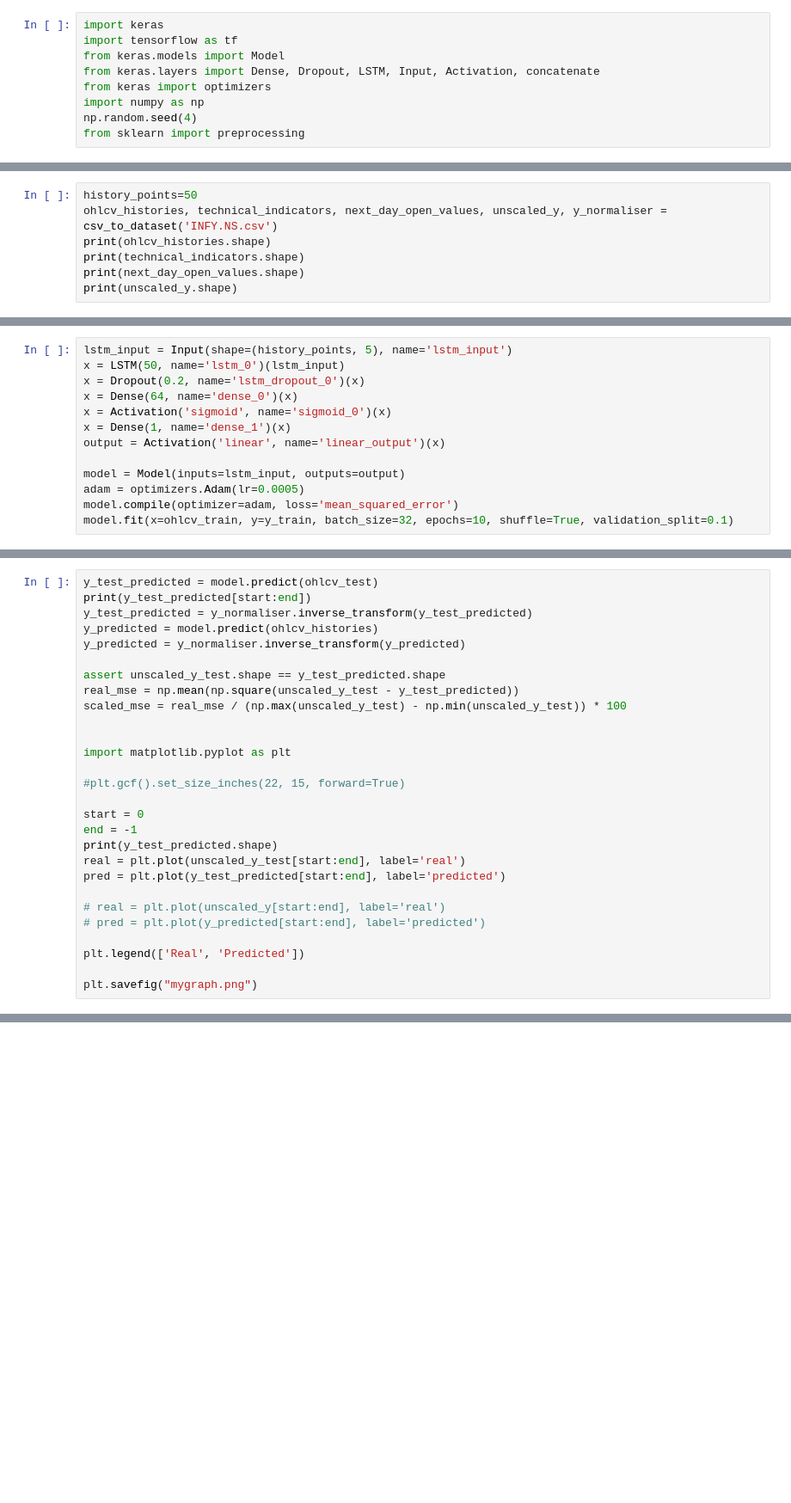
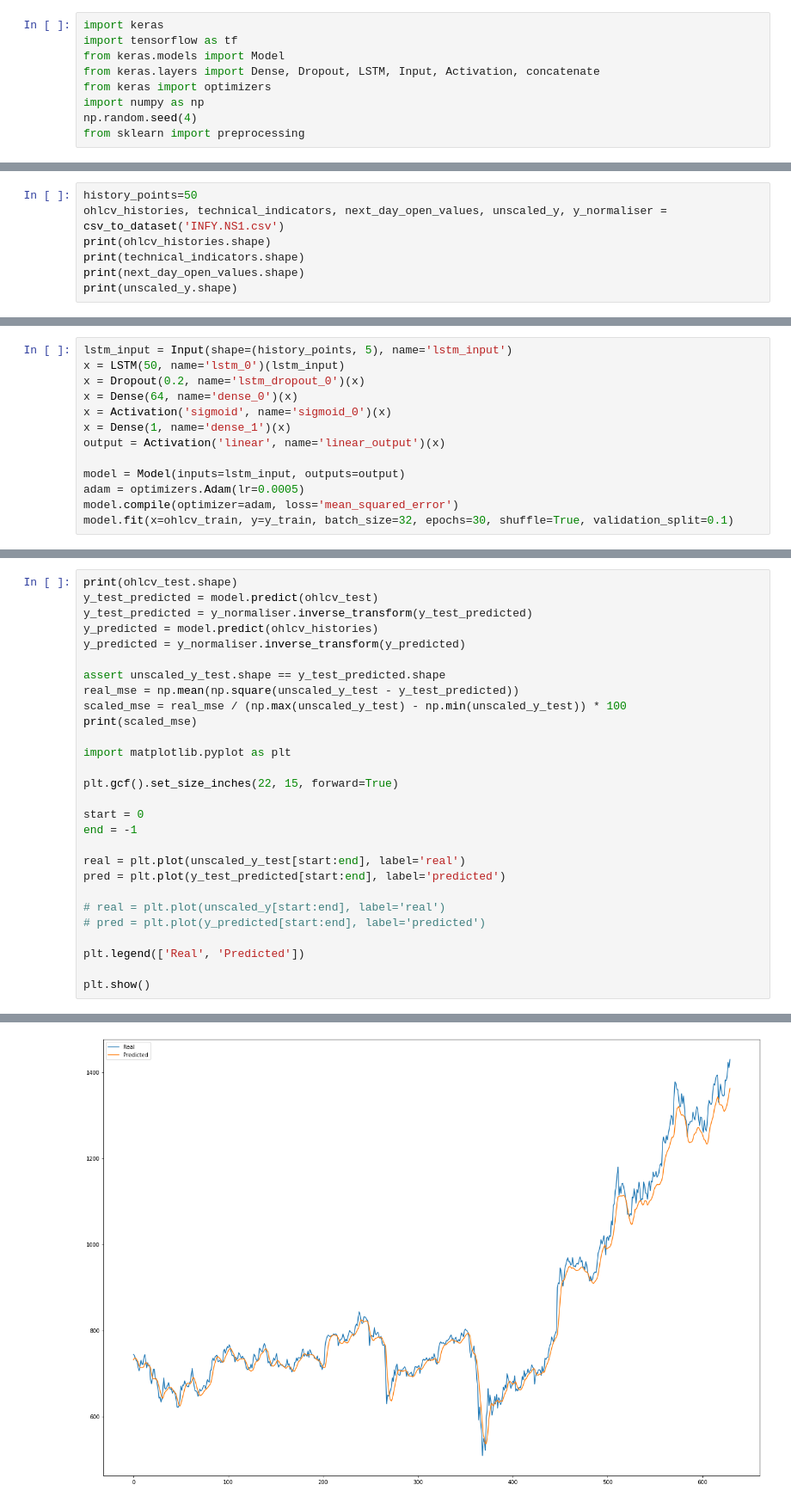
Before and after one commit to rohanailoni/LSTM, a Jupyter notebook: demo.ipynb, the cells around one changed output, grey strips where cells are left out. Shown at 86% size. Drawn from its saved outputs; the diff is of its cells as text; blank space fills up the shorter version.

```diff
--- a/demo.ipynb
+++ b/demo.ipynb
@@ -60,7 +62,7 @@ def csv_to_dataset(csv_path):
     return ohlcv_histories_normalised, technical_indicators_normalised, next_day_open_values_normalised, next_day_open_values, y_normaliser
 # %%
 history_points=50
-ohlcv_histories, technical_indicators, next_day_open_values, unscaled_y, y_normaliser = csv_to_dataset('INFY.NS.csv')
+ohlcv_histories, technical_indicators, next_day_open_values, unscaled_y, y_normaliser = csv_to_dataset('INFY.NS1.csv')
 print(ohlcv_histories.shape)
 print(technical_indicators.shape)
 print(next_day_open_values.shape)
@@ -108,5 +100,5 @@ output = Activation('linear', name='linear_output')(x)
 model = Model(inputs=lstm_input, outputs=output)
 adam = optimizers.Adam(lr=0.0005)
 model.compile(optimizer=adam, loss='mean_squared_error')
-model.fit(x=ohlcv_train, y=y_train, batch_size=32, epochs=10, shuffle=True, validation_split=0.1)
+model.fit(x=ohlcv_train, y=y_train, batch_size=32, epochs=30, shuffle=True, validation_split=0.1)
 # %% [output]
@@ -152,8 +142,8 @@ Non-trainable params: 0
 _________________________________________________________________
 None
 # %%
+print(ohlcv_test.shape)
 y_test_predicted = model.predict(ohlcv_test)
-print(y_test_predicted[start:end])
 y_test_predicted = y_normaliser.inverse_transform(y_test_predicted)
 y_predicted = model.predict(ohlcv_histories)
 y_predicted = y_normaliser.inverse_transform(y_predicted)
@@ -161,15 +151,15 @@ y_predicted = y_normaliser.inverse_transform(y_predicted)
 assert unscaled_y_test.shape == y_test_predicted.shape
 real_mse = np.mean(np.square(unscaled_y_test - y_test_predicted))
 scaled_mse = real_mse / (np.max(unscaled_y_test) - np.min(unscaled_y_test)) * 100
-
+print(scaled_mse)
 
 import matplotlib.pyplot as plt
 
-#plt.gcf().set_size_inches(22, 15, forward=True)
+plt.gcf().set_size_inches(22, 15, forward=True)
 
 start = 0
 end = -1
-print(y_test_predicted.shape)
+
 real = plt.plot(unscaled_y_test[start:end], label='real')
 pred = plt.plot(y_test_predicted[start:end], label='predicted')
 
@@ -178,5 +168,5 @@ pred = plt.plot(y_test_predicted[start:end], label='predicted')
 
 plt.legend(['Real', 'Predicted'])
 
-plt.savefig("mygraph.png")
+plt.show()
 # %% [output]
@@ -202,0 +175 @@ plt.savefig("mygraph.png")
+[figure, added]
```
Also changed, not shown: parts of 8 cells of this notebook, 1 other file.
